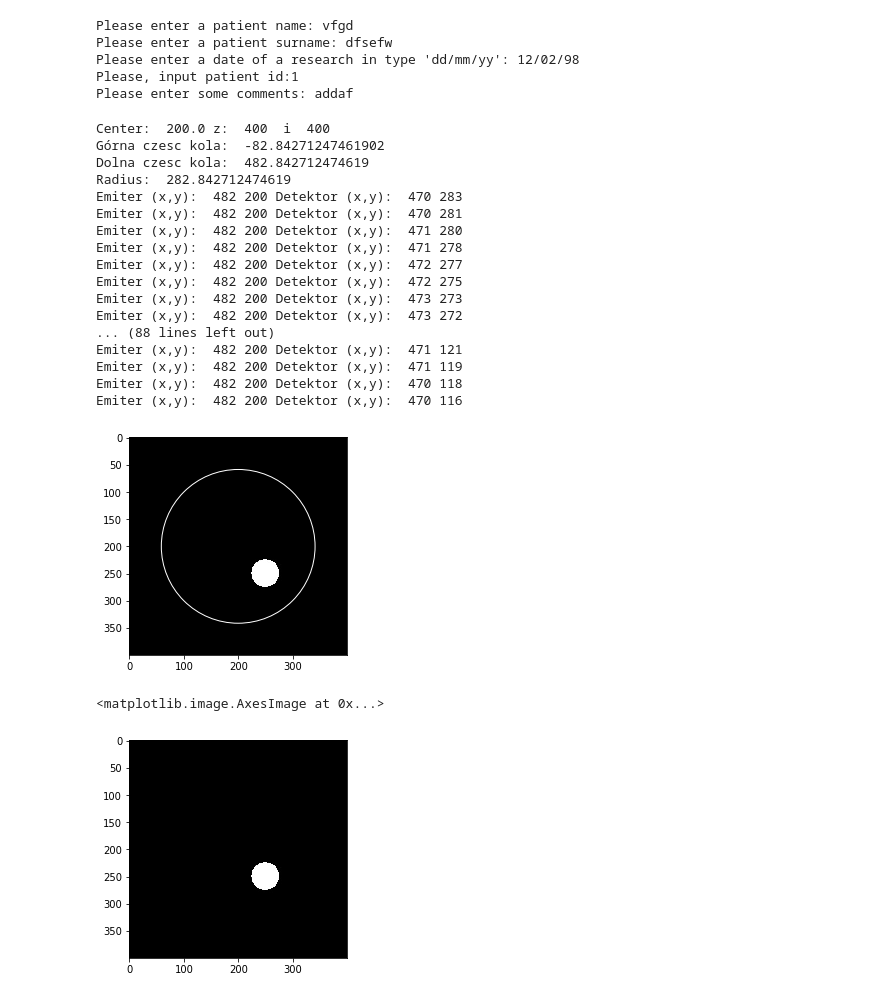
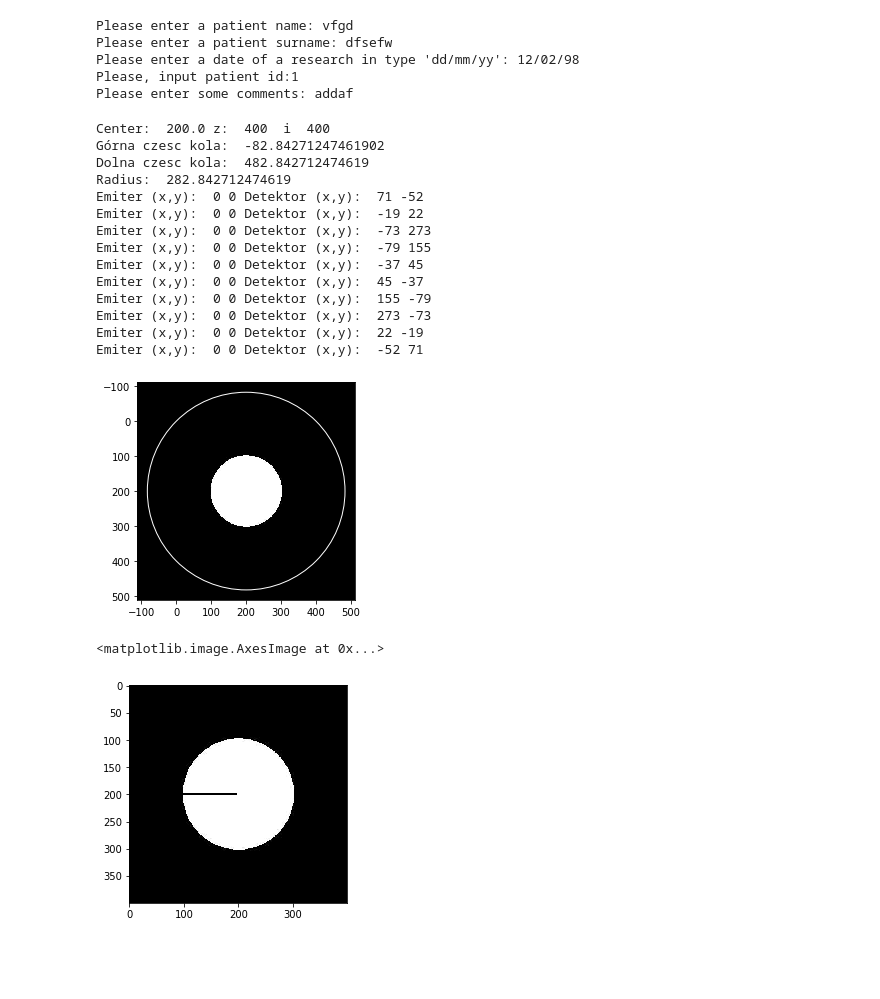
Before and after one commit to EwaKomkowska/Informatyka_w_medycynie, a Jupyter notebook: Tomograf.ipynb, the cells around one changed output. Cells and saved outputs as stored; diff of their text form; code cells hidden in the pictures; blank space fills up the shorter version.

Commit message:
new detectors position

```diff
--- a/Tomograf.ipynb
+++ b/Tomograf.ipynb
@@ -393,64 +393,78 @@ Please enter a date of a research in type 'dd/mm/yy': 12/02/98
 Please, input patient id:1
 Please enter some comments: addaf
 # %%
-image = imageio.imread('./tomograf-zdjecia/kropka.jpg')
+from bresenham import bresenham
+
+image = imageio.imread('./tomograf-zdjecia/Kolo.jpg')
 center = max(len(image), len(image[0]))/2
-circleRed = plt.Circle((center, center), center * math.sqrt(2) / 2, edgecolor='w', facecolor='none')
+circleRed = plt.Circle((center, center), center * math.sqrt(2), edgecolor='w', facecolor='none')
 
-radius = center * 2 * math.sqrt(2) / 2      #od_srodka do boku * 2 * sqrt(2)
+fig, ax = plt.subplots()
+ax.set_facecolor('black')
+im = plt.imshow(image)
+
 height_y = center - (center * math.sqrt(2) / 2)
 low_y = center + (center * math.sqrt(2) / 2)
 
 print('Center: ', center, 'z: ', len(image), ' i ', len(image[0]))
 print('Górna czesc kola: ', center - (center * 2 * math.sqrt(2) / 2))
 print('Dolna czesc kola: ', center + center * 2 * math.sqrt(2) / 2)
 print('Radius: ', radius)
 
-kat = 0 * math.pi/14              #TODO: kat ma byc podawany przez uzytkownika
-l_det = 100
-max_rozwarcie = 0.6
-
+kat = math.pi/4            #TODO: kat ma byc podawany przez uzytkownika
+l_det = 10
+max_rozwarcie = 0.6 * 2 * math.pi
 
 em_x = int(center + radius * math.cos(kat))
-em_y = int(center - radius * math.sin(kat))
+em_y = int(center + radius * math.sin(kat))
+
+if (em_x > low_y):
+    em_x = int(center - radius * math.cos(kat))
+
+if (em_y > low_y):
+    em_y = int(center - radius * math.sin(kat))
 
 
 for detector in range(l_det):
-    det_x = int(center - radius * math.cos(kat + math.pi - max_rozwarcie/2 + detector * max_rozwarcie/ (l_det - 1)))
+    det_x = int(center + radius * math.cos(kat + math.pi - max_rozwarcie/2 + detector * max_rozwarcie/ (l_det - 1)))
+    if (det_x > low_y):
+        det_x = int(center - radius * math.cos(kat + math.pi - max_rozwarcie/2 + detector * max_rozwarcie/ (l_det - 1)))
     det_y = int(center + radius * math.sin(kat + math.pi - max_rozwarcie/2 + detector * max_rozwarcie/ (l_det - 1)))
+    if (det_y > low_y):
+        det_y = int(center - radius * math.sin(kat + math.pi - max_rozwarcie/2 + detector * max_rozwarcie/ (l_det - 1)))
     print('Emiter (x,y): ', em_x, em_y, 'Detektor (x,y): ', det_x, det_y)
-    algBresenhama(1, 1, fx, fy, sx, sy)
+    #algBresenhama(1, 1, fx, fy, sx, sy)
+    for x, y in bresenham(em_x, em_y, det_x, det_y):
+        image[x][y] = (0, 0, 0)              #1 -> czarny, 0 -> bialy
+        #print("wstawiam 0 na ", x, y)
+
+
 #zamiast tego stworzyc funkcje ze wzorami ilosc emiterow
 
-fig, ax = plt.subplots()
-ax.set_facecolor('red')
 
+im = plt.imshow(image)
 ax.add_patch(circleRed)
-im = plt.imshow(image)
 plt.plot()
 
 fig.savefig('./tomograf-zdjecia/Kolo.png')
 # %% [output]
 Center:  200.0 z:  400  i  400
 Górna czesc kola:  -82.84271247461902
 Dolna czesc kola:  482.842712474619
 Radius:  282.842712474619
-Emiter (x,y):  482 200 Detektor (x,y):  470 283
-Emiter (x,y):  482 200 Detektor (x,y):  470 281
-Emiter (x,y):  482 200 Detektor (x,y):  471 280
-Emiter (x,y):  482 200 Detektor (x,y):  471 278
-Emiter (x,y):  482 200 Detektor (x,y):  472 277
-Emiter (x,y):  482 200 Detektor (x,y):  472 275
-Emiter (x,y):  482 200 Detektor (x,y):  473 273
-Emiter (x,y):  482 200 Detektor (x,y):  473 272
-... (88 lines left out)
-Emiter (x,y):  482 200 Detektor (x,y):  471 121
-Emiter (x,y):  482 200 Detektor (x,y):  471 119
-Emiter (x,y):  482 200 Detektor (x,y):  470 118
-Emiter (x,y):  482 200 Detektor (x,y):  470 116
+Emiter (x,y):  0 0 Detektor (x,y):  71 -52
+Emiter (x,y):  0 0 Detektor (x,y):  -19 22
+Emiter (x,y):  0 0 Detektor (x,y):  -73 273
+Emiter (x,y):  0 0 Detektor (x,y):  -79 155
+Emiter (x,y):  0 0 Detektor (x,y):  -37 45
+Emiter (x,y):  0 0 Detektor (x,y):  45 -37
+Emiter (x,y):  0 0 Detektor (x,y):  155 -79
+Emiter (x,y):  0 0 Detektor (x,y):  273 -73
+Emiter (x,y):  0 0 Detektor (x,y):  22 -19
+Emiter (x,y):  0 0 Detektor (x,y):  -52 71
-[figure, old version]
+[figure, new version]
 # %%
 plt.imshow(image)
 # %% [output]
 <matplotlib.image.AxesImage at 0x...>
-[figure, old version]
+[figure, new version]
```
